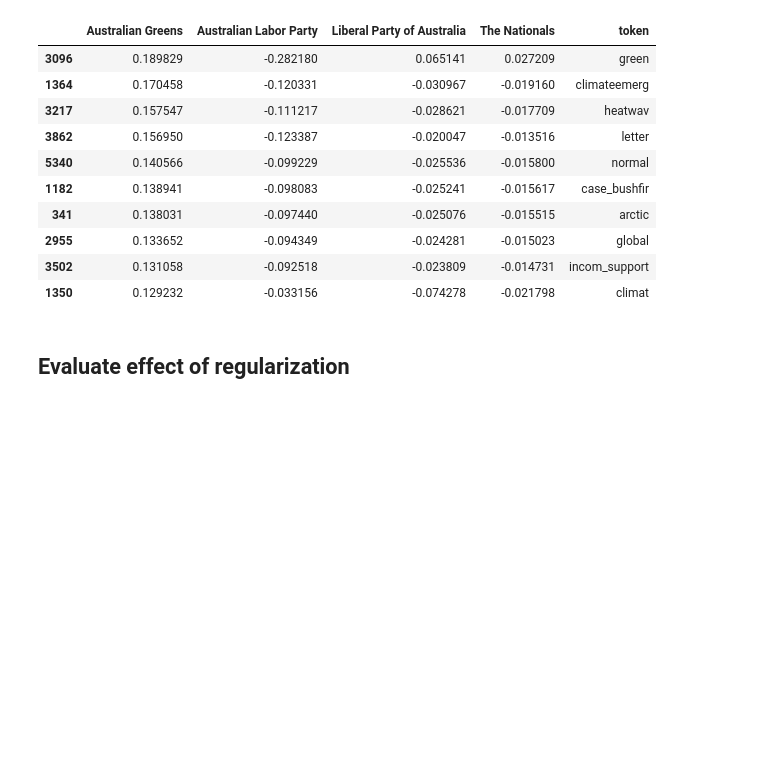
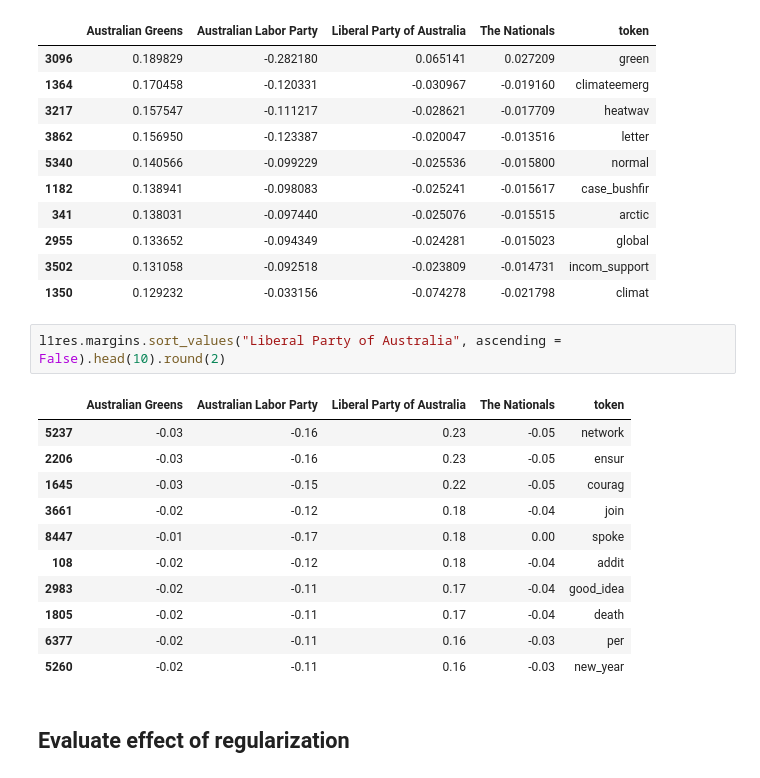
Before and after one commit to frederik-kilpinen/Exam2021-DM-ASDS2, a Jupyter notebook: Notebooks/7.party_prediction.ipynb, the cells around one changed output. Saved outputs shown, nothing was run; the diff lists cells and outputs as text; blank space fills up the shorter version.

```diff
--- a/Notebooks/7.party_prediction.ipynb
+++ b/Notebooks/7.party_prediction.ipynb
@@ -152,6 +152,20 @@ Fitting model and calculating margins...
 | 2955 | 0.133652 | -0.094349 | -0.024281 | -0.015023 | global |
 | 3502 | 0.131058 | -0.092518 | -0.023809 | -0.014731 | incom_support |
 | 1350 | 0.129232 | -0.033156 | -0.074278 | -0.021798 | climat |
+# %%
+l1res.margins.sort_values("Liberal Party of Australia", ascending = False).head(10).round(2)
+# %% [output]
+|  | Australian Greens | Australian Labor Party | Liberal Party of Australia | The Nationals | token |
+| 5237 | -0.03 | -0.16 | 0.23 | -0.05 | network |
+| 2206 | -0.03 | -0.16 | 0.23 | -0.05 | ensur |
+| 1645 | -0.03 | -0.15 | 0.22 | -0.05 | courag |
+| 3661 | -0.02 | -0.12 | 0.18 | -0.04 | join |
+| 8447 | -0.01 | -0.17 | 0.18 | 0.00 | spoke |
+| 108 | -0.02 | -0.12 | 0.18 | -0.04 | addit |
+| 2983 | -0.02 | -0.11 | 0.17 | -0.04 | good_idea |
+| 1805 | -0.02 | -0.11 | 0.17 | -0.04 | death |
+| 6377 | -0.02 | -0.11 | 0.16 | -0.03 | per |
+| 5260 | -0.02 | -0.11 | 0.16 | -0.03 | new_year |
 # %% [markdown]
 ## Evaluate effect of regularization
 # %% [markdown]
```
Also changed, not shown: parts of 8 cells of this notebook.
